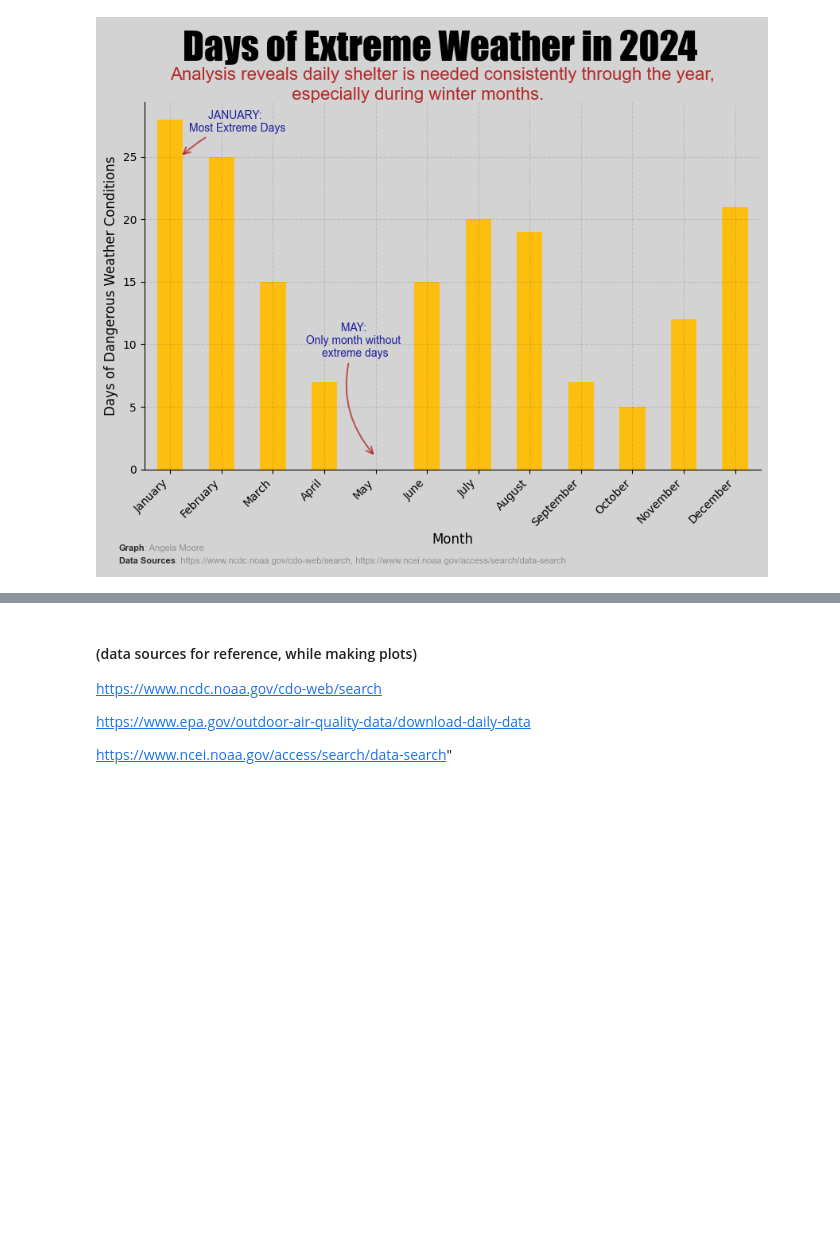
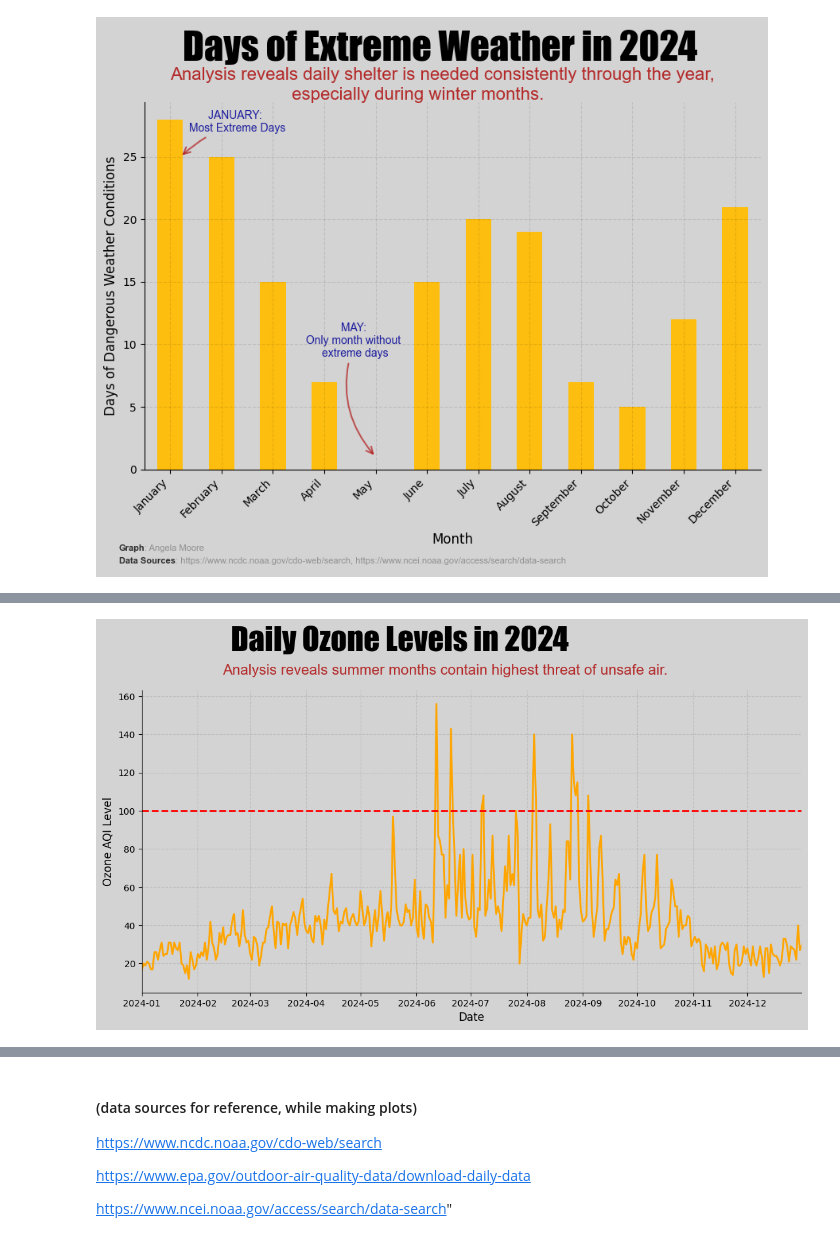
Before and after one commit to Code-You-Contributors/HUD_data_master, a Jupyter notebook: angela/angela.ipynb, the cells around one changed output, grey strips where cells are left out. Cells and saved outputs as stored; diff of their text form; code cells hidden in the pictures; blank space fills up the shorter version.

```diff
--- a/angela/angela.ipynb
+++ b/angela/angela.ipynb
@@ -1003,0 +1202,26 @@ plt.show()
+# %%
+fig = plt.figure(figsize=(13, 6))
+ax = plt.gca()
+
+plt.plot(full_df["Date"], full_df["AQI_Value"], color="orange")
+plt.margins(x=0)
+#plt.tight_layout()
+plt.axhline(100, linestyle="--", color="red")
+
+plt.xlabel("Date")
+plt.ylabel("Ozone AQI Level")
+
+
+# Title (added space for larger figure)
+s = "Daily Ozone Levels in 2024"
+fig.text(x=0.23, y=.98, s=s, fontfamily='impact', size=35, ha="left")
+
+# # Additional subtitle
+s = "Analysis reveals summer months contain highest threat of unsafe air."
+fig.text(x=0.22, y=.92, s=s, fontfamily='arial', size=16, ha="left", color='#AD0000', alpha=0.8)
+
+# Format axes
+apply_formatter()
+plt.show()
+# %% [output]
+[figure, added]
```
Also changed, not shown: parts of 9 cells of this notebook.
